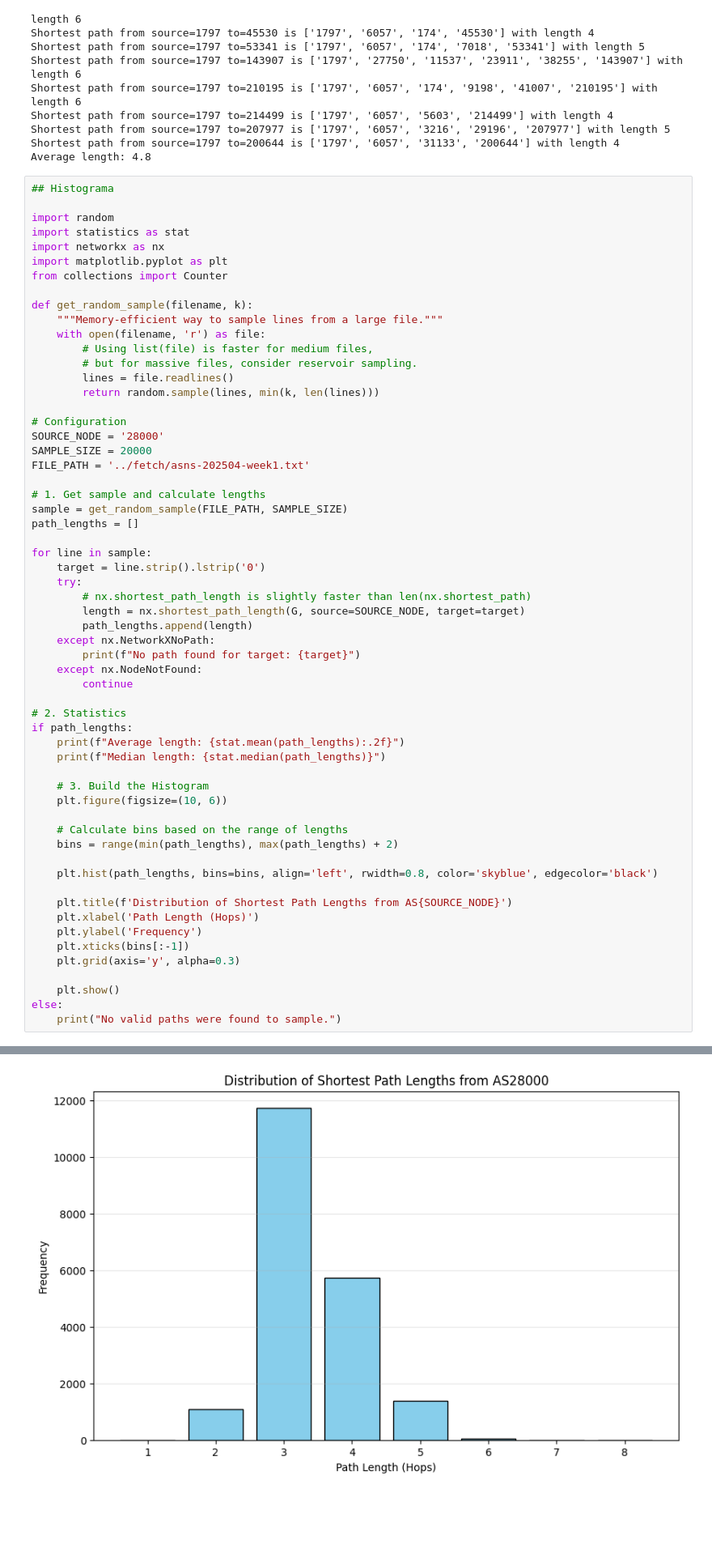
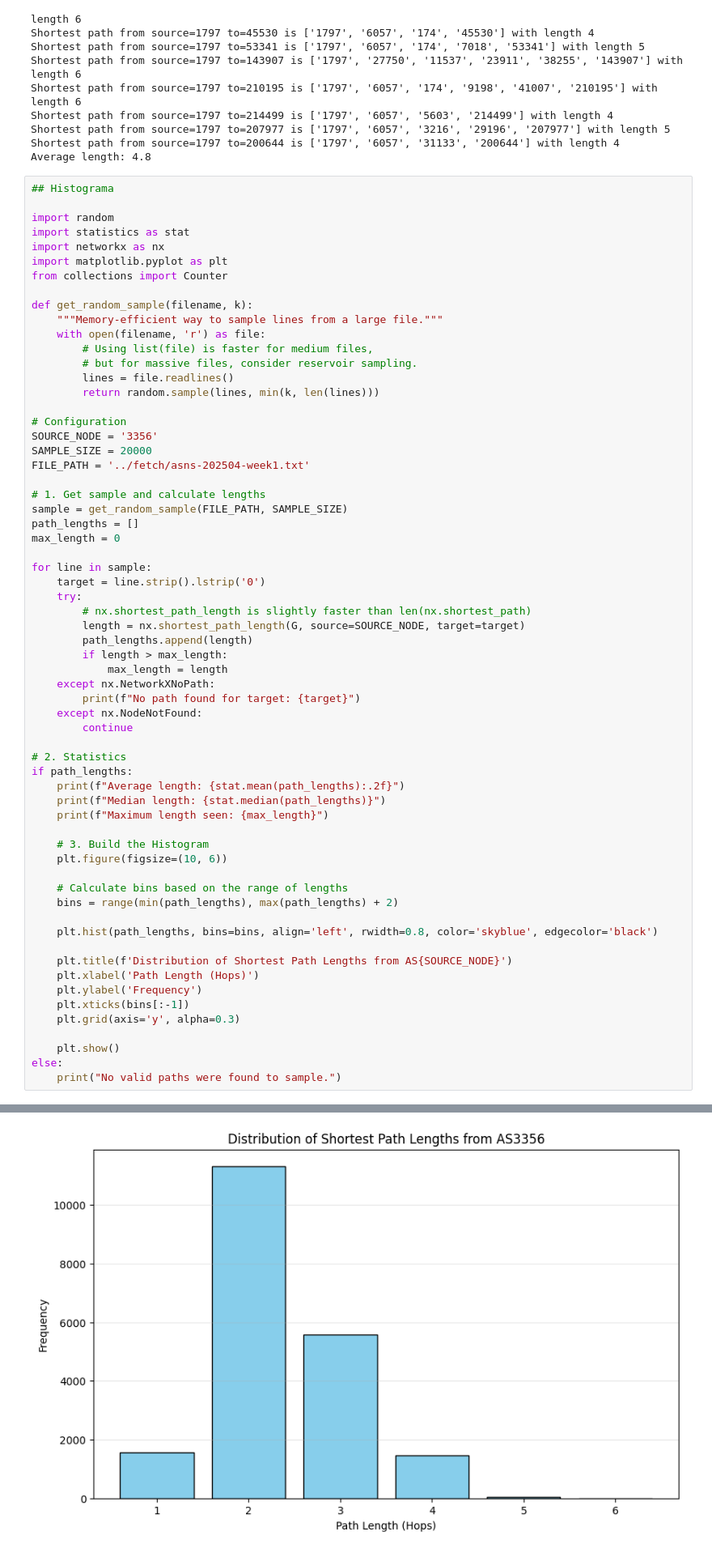
Before and after one commit to carlos-cagnazzo/internet-topology-ris, a Jupyter notebook: eda/eda-grafo-internet-muestro-caminos.ipynb, the cells around one changed output, grey strips where cells are left out. Shown at 81% size. Cells and saved outputs as stored; diff of their text form; blank space fills up the shorter version.

```diff
--- a/eda/eda-grafo-internet-muestro-caminos.ipynb
+++ b/eda/eda-grafo-internet-muestro-caminos.ipynb
@@ -71,13 +71,14 @@ def get_random_sample(filename, k):
         return random.sample(lines, min(k, len(lines)))
 
 # Configuration
-SOURCE_NODE = '28000'
+SOURCE_NODE = '3356'
 SAMPLE_SIZE = 20000
 FILE_PATH = '../fetch/asns-202504-week1.txt'
 
 # 1. Get sample and calculate lengths
 sample = get_random_sample(FILE_PATH, SAMPLE_SIZE)
 path_lengths = []
+max_length = 0
 
 for line in sample:
     target = line.strip().lstrip('0')
@@ -85,6 +86,8 @@ for line in sample:
         # nx.shortest_path_length is slightly faster than len(nx.shortest_path)
         length = nx.shortest_path_length(G, source=SOURCE_NODE, target=target)
         path_lengths.append(length)
+        if length > max_length:
+            max_length = length
     except nx.NetworkXNoPath:
         print(f"No path found for target: {target}")
     except nx.NodeNotFound:
@@ -94,6 +97,7 @@ for line in sample:
 if path_lengths:
     print(f"Average length: {stat.mean(path_lengths):.2f}")
     print(f"Median length: {stat.median(path_lengths)}")
+    print(f"Maximum length seen: {max_length}")
 
     # 3. Build the Histogram
     plt.figure(figsize=(10, 6))
@@ -118,4 +123,4 @@ Median length: 3.0
-[figure, old version]
+[figure, new version]
 # %% [markdown]
 ## Muestreando tanto origen como destino
 # %%
```
Also changed, not shown: parts of 2 cells of this notebook.
